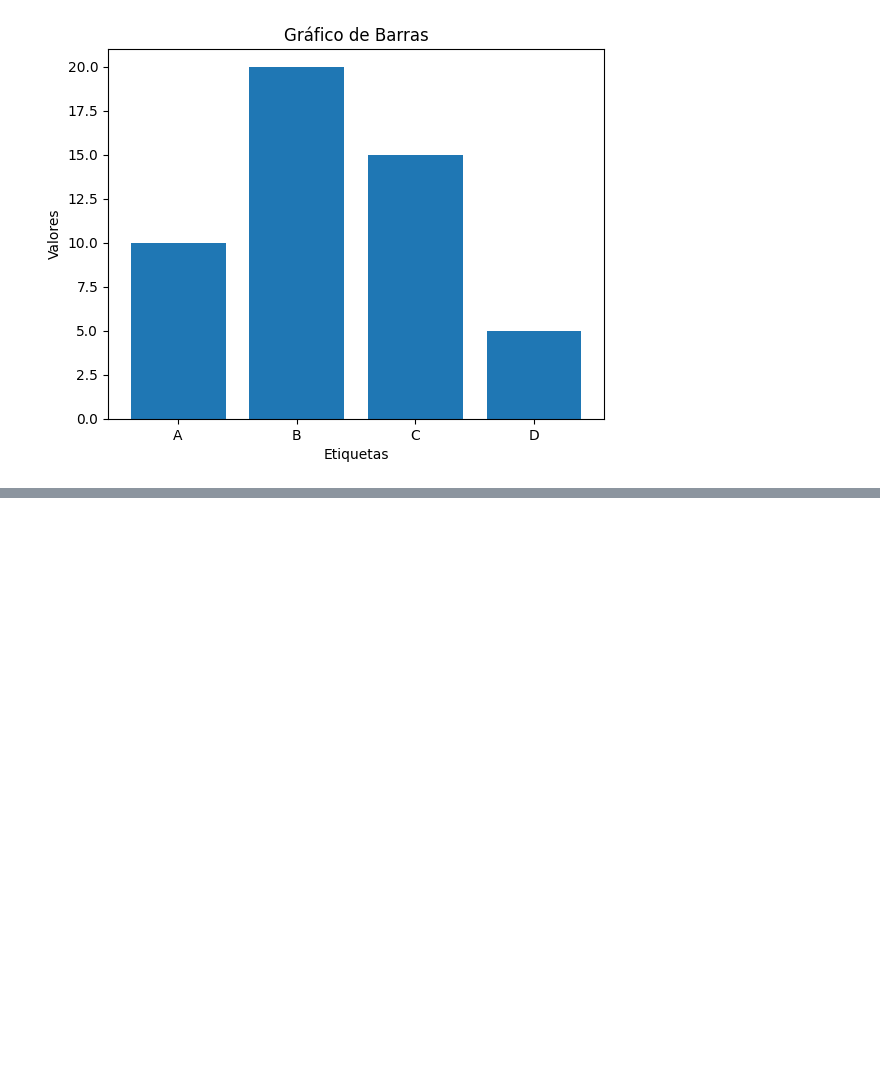
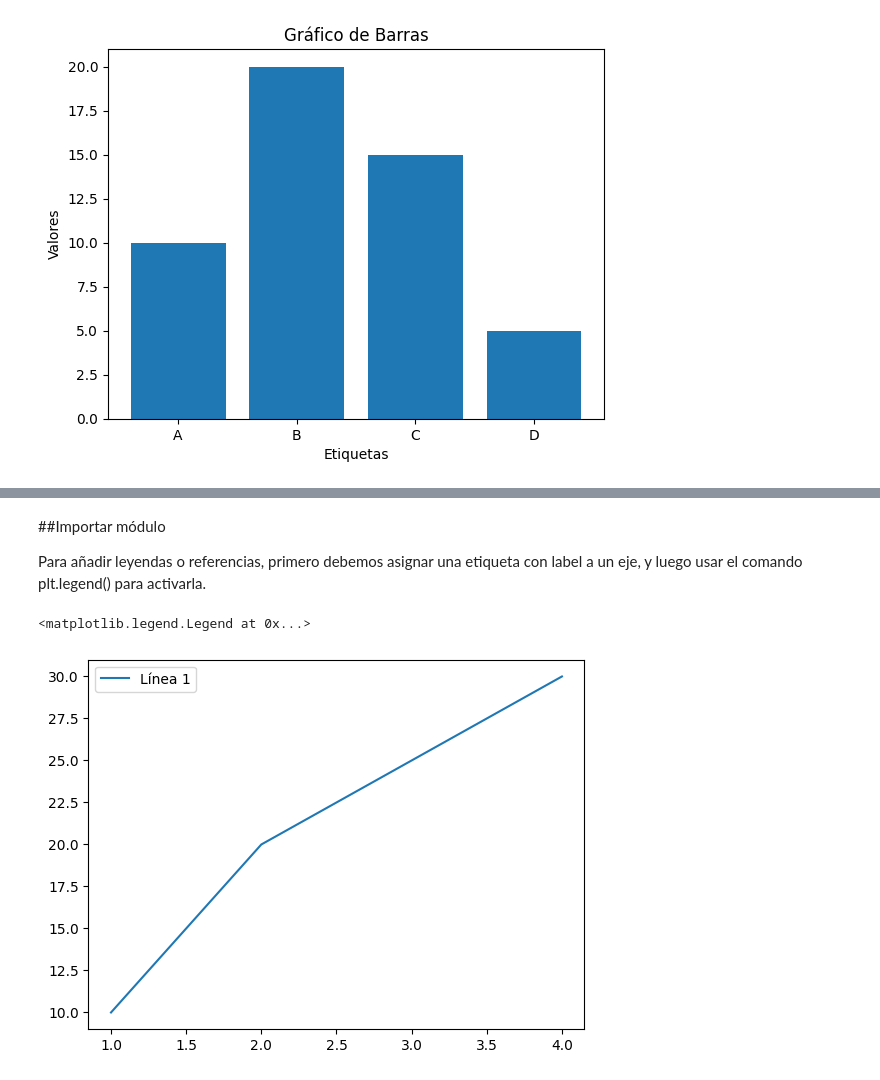
Before and after one commit to Vanessa0ne/Rails, a Jupyter notebook: estructura_de_control_phyton.ipynb, the cells around one changed output, grey strips where cells are left out. Drawn from its saved outputs; the diff is of its cells as text; code cells hidden in the pictures; blank space fills up the shorter version.

```diff
--- a/estructura_de_control_phyton.ipynb
+++ b/estructura_de_control_phyton.ipynb
@@ -199,0 +233,12 @@ plt.show()
+# %% [markdown]
+##Importar módulo
+
+Para añadir leyendas o referencias, primero debemos asignar una etiqueta con label a un eje, y luego usar el comando plt.legend() para activarla.
+# %%
+x = [1, 2, 3, 4]
+y = [10, 20, 25, 30]
+plt.plot(x, y, label='Línea 1')
+plt.legend()
+# %% [output]
+<matplotlib.legend.Legend at 0x...>
+[figure, added]
```
Also changed, not shown: parts of 12 cells of this notebook.
